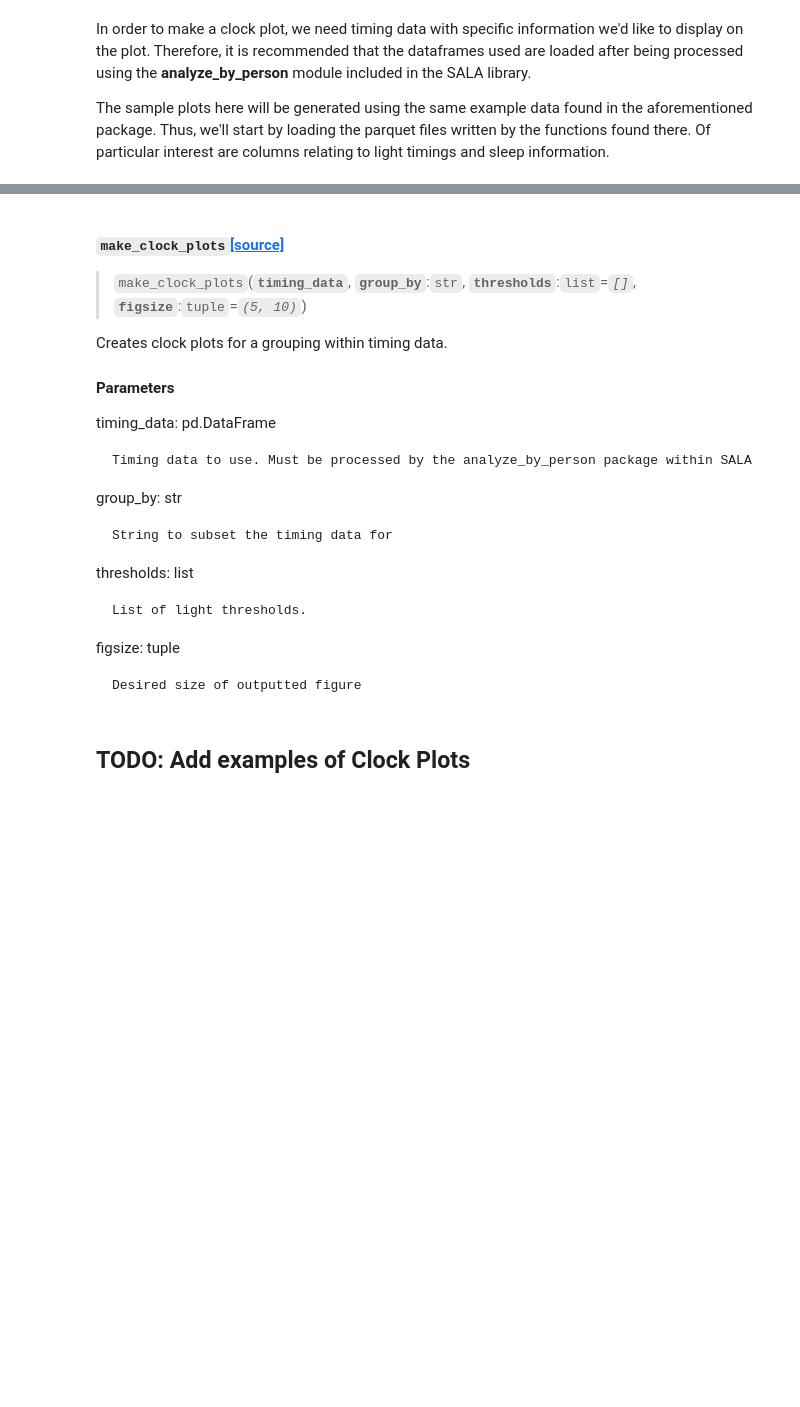
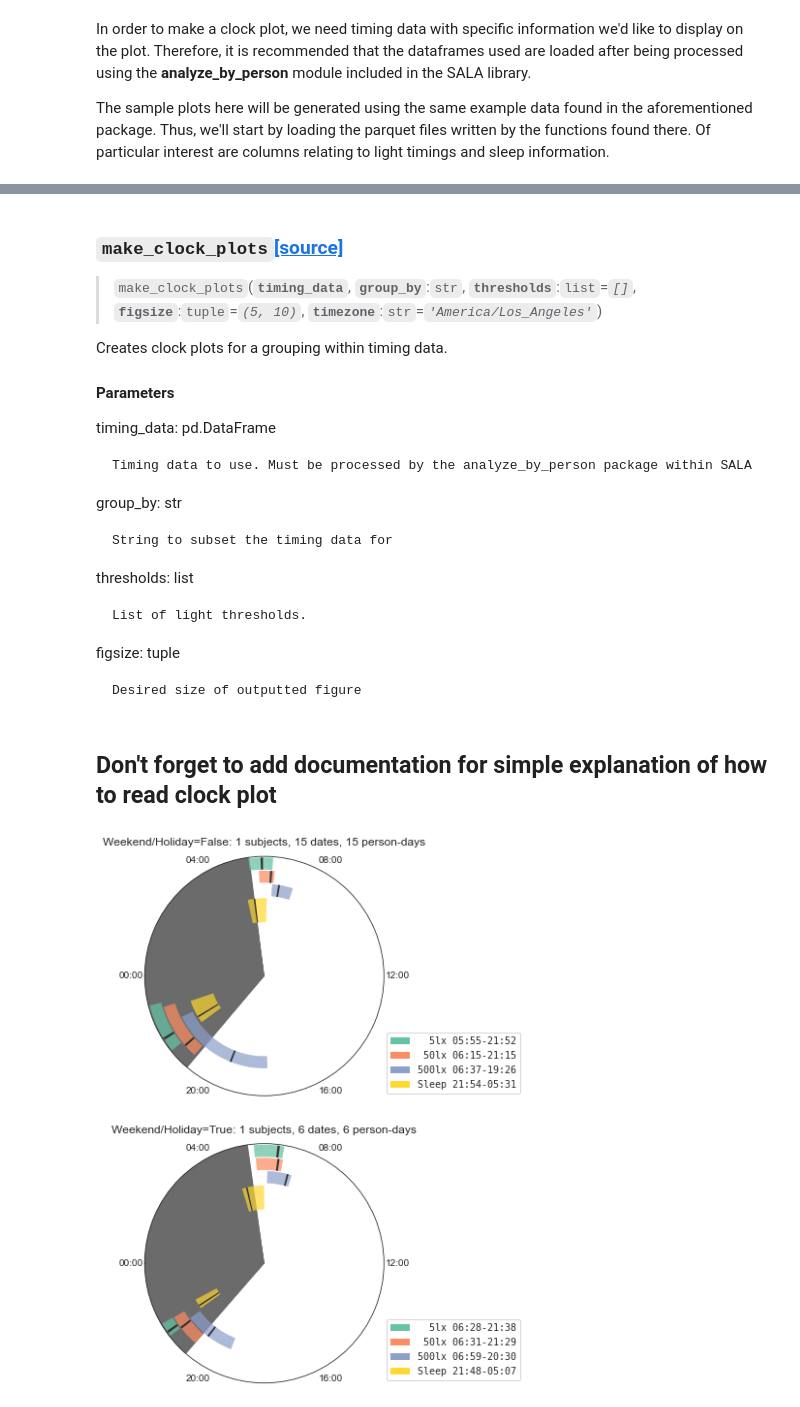
Before and after one commit to FleischerResearchLab/SALA, a Jupyter notebook: clock_plots.ipynb, the cells around one changed output, grey strips where cells are left out. Saved outputs shown, nothing was run; the diff lists cells and outputs as text; code cells hidden in the pictures; blank space fills up the shorter version.

```diff
--- a/clock_plots.ipynb
+++ b/clock_plots.ipynb
@@ -68,7 +68,7 @@ def map_mins_to_rads(d_series):
     p25 = d_series.quantile(0.25)
     p75 = d_series.quantile(0.75)
 
-    return ([x/1440.0*2*np.pi for x in np.arange(p25,p75)], med/1440.0*2*np.pi)
+    return ([x/1440.0*2*np.pi for x in np.arange(p25,p75)], median/1440.0*2*np.pi)
 # %%
 show_doc(map_mins_to_rads, title_level = 3)
 # %% [output]
@@ -100,7 +100,7 @@ def time_print(mins: float):
 
     A printable format
     """
-    h = int(mints / 60.)
+    h = int(mins / 60.)
     m = int ( (mins - h * 60) )
     if h >= 24.0:
         h -= 24
@@ -124,7 +124,11 @@ mins: float
 A printable format
 # %%
 #export
-def make_clock_plots(timing_data, group_by:str, thresholds: list = [], figsize: tuple = (5, 10)):
+def make_clock_plots(timing_data,
+                     group_by:str,
+                     thresholds: list = [],
+                     figsize: tuple = (5, 10),
+                     timezone: str = "America/Los_Angeles"):
     """Creates clock plots for a grouping within timing data.
 
     #### Parameters
@@ -141,6 +145,8 @@ def make_clock_plots(timing_data, group_by:str, thresholds: list = [], figsize:
     figsize: tuple
 
         Desired size of outputted figure
+    timezone: str
+        Timezone of participant
     """
 
     sns.set_style("white")
@@ -157,10 +163,18 @@ def make_clock_plots(timing_data, group_by:str, thresholds: list = [], figsize:
     f = plt.figure(figsize = figsize)
 
     # gn = groupname, grp = group
+
+    # IF STATEMENT THE SUNRISE SUNSET TO CHECK FOR TIMEZONE FIRST
     for gn, grp in enumerate(timing_data[group_by].unique()):
         ax = f.add_subplot(ng, 1, gn + 1, projection = "polar")
         tbg = timing_data[timing_data[group_by] == grp]
-        sunrise = (tbg['Sunrise']*60).median()
+        tbg["Sunrise"] = tbg["Sunrise"].apply(lambda x: x - pd.to_datetime(x.date())
+                                     .tz_localize(tz=timezone)).apply(
+                                      lambda x: x.total_seconds() / (60 * 60))
+        tbg["Sunset"] = tbg["Sunset"].apply(lambda x: x - pd.to_datetime(x.date())
+                                     .tz_localize(tz=timezone)).apply(
+                                      lambda x: x.total_seconds() / (60 * 60))
+        sunrise = (tbg["Sunrise"]*60).median()
         sunset = (tbg['Sunset']*60).median()
 
         dark = [x / 1440.0 * 2 * np.pi for x in np.arange(0, sunrise)]
@@ -190,11 +204,11 @@ def make_clock_plots(timing_data, group_by:str, thresholds: list = [], figsize:
             # sometimes present in small datasets
             if (len(ll) > 0):
                 lli.append(ll)
-                lll.append('{:3d}lx {}-{}'.format(thr, tprint(onset.median()), tprint(offset.median())) )
+                lll.append('{:3d}lx {}-{}'.format(thr, time_print(onset.median()), time_print(offset.median())) )
                 added = True
             ll = ax.bar(offbox, np.full(len(offbox), box_rad),
                        width = mw, bottom = 1.0 - (i + 1) * box_rad * box_sep,
-                       color = gcols[i], linewidth = 0, alpha = 1.0)
+                       color = g_cols[i], linewidth = 0, alpha = 1.0)
             _ = ax.bar(offmed, box_rad,
                     width = 0.02, bottom = 1.0 - (i + 1) * box_rad * box_sep,
                     color = [0.2, 0.2, 0.2], linewidth = 0)
@@ -208,18 +222,18 @@ def make_clock_plots(timing_data, group_by:str, thresholds: list = [], figsize:
         onbox, onmed = map_mins_to_rads(onset)
         p = ax.bar(offbox, np.full(len(offbox), 2 * box_rad),
                   width = mw, bottom = 1.0 - (i + 3) * box_rad * box_sep,
-                  color = gcols[-2], linewidth = 0, alpha = 1.0)
+                  color = g_cols[-2], linewidth = 0, alpha = 1.0)
         _ =ax.bar(offmed, 2 * box_rad, width = 0.02,
                   bottom = 1.0 - (i + 3) * box_rad * box_sep,
                   color=[0.2, 0.2, 0.2], linewidth=0)
         ll = ax.bar(onbox, np.full(len(onbox), 2 * box_rad),
                   width = mw, bottom = 1.0 - (i + 3) * box_rad * box_sep,
-                  color = gcols[-2], linewidth = 0, alpha = 1.0)
+                  color = g_cols[-2], linewidth = 0, alpha = 1.0)
         _ = ax.bar(onmed, 2 * box_rad,
                   width = 0.02, bottom = 1.0 - (i + 3) * box_rad * box_sep,
                   color = [0.2, 0.2, 0.2], linewidth = 0)
         lli.append(ll)
-        lll.append('Sleep {}-{}'.format(tprint(onset.median()), tprint(offset.median())) )
+        lll.append('Sleep {}-{}'.format(time_print(onset.median()), time_print(offset.median())) )
 
         thetat = np.arange(0,6)*60
         thetalbl = ['00:00','04:00','08:00','12:00','16:00','20:00']
@@ -245,9 +259,9 @@ def make_clock_plots(timing_data, group_by:str, thresholds: list = [], figsize:
 # %%
 show_doc(make_clock_plots, title_level = 3)
 # %% [output]
-<h4 id="make_clock_plots" class="doc_header"><code>make_clock_plots</code><a href="__main__.py#L2" class="source_link" style="float:right">[source]</a></h4>
+<h3 id="make_clock_plots" class="doc_header"><code>make_clock_plots</code><a href="__main__.py#L2" class="source_link" style="float:right">[source]</a></h3>
 
-> <code>make_clock_plots</code>(**`timing_data`**, **`group_by`**:`str`, **`thresholds`**:`list`=*`[]`*, **`figsize`**:`tuple`=*`(5, 10)`*)
+> <code>make_clock_plots</code>(**`timing_data`**, **`group_by`**:`str`, **`thresholds`**:`list`=*`[]`*, **`figsize`**:`tuple`=*`(5, 10)`*, **`timezone`**:`str`=*`'America/Los_Angeles'`*)
 
 Creates clock plots for a grouping within timing data.
 
@@ -265,5 +279,9 @@ thresholds: list
 figsize: tuple
 
     Desired size of outputted figure
-# %% [markdown]
-## TODO: Add examples of Clock Plots
+# %% [markdown]
+## Don't forget to add documentation for simple explanation of how to read clock plot
+# %%
+make_clock_plots(timing_data, 'Weekend/Holiday', thresholds=[5, 50, 500])
+# %% [output]
+[figure, added]
```
Also changed, not shown: parts of 3 cells of this notebook, 7 other files.
